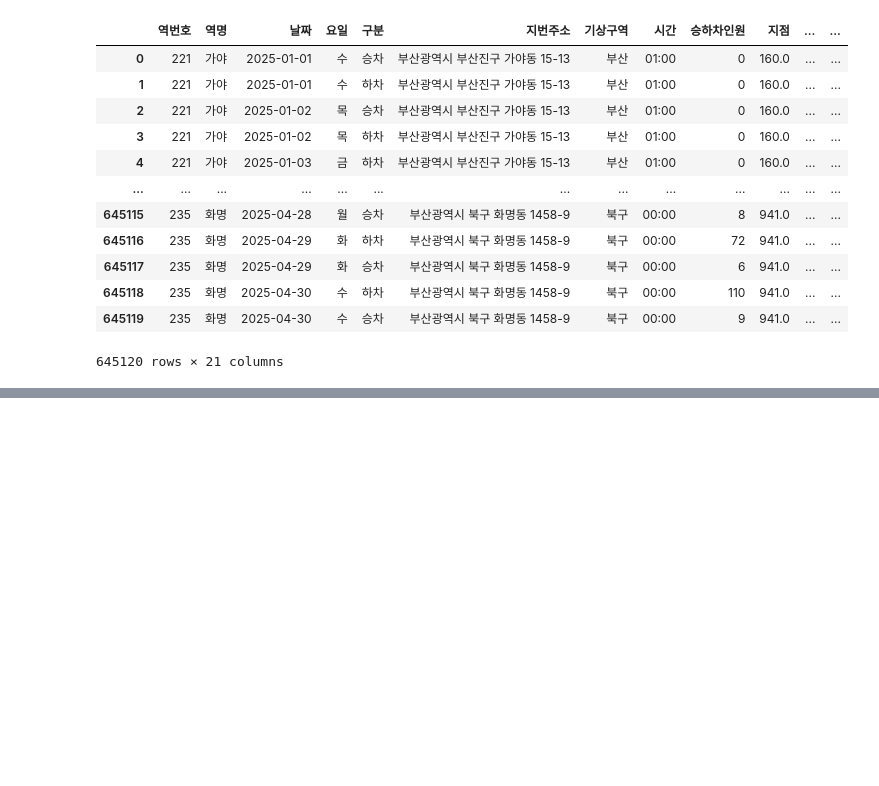
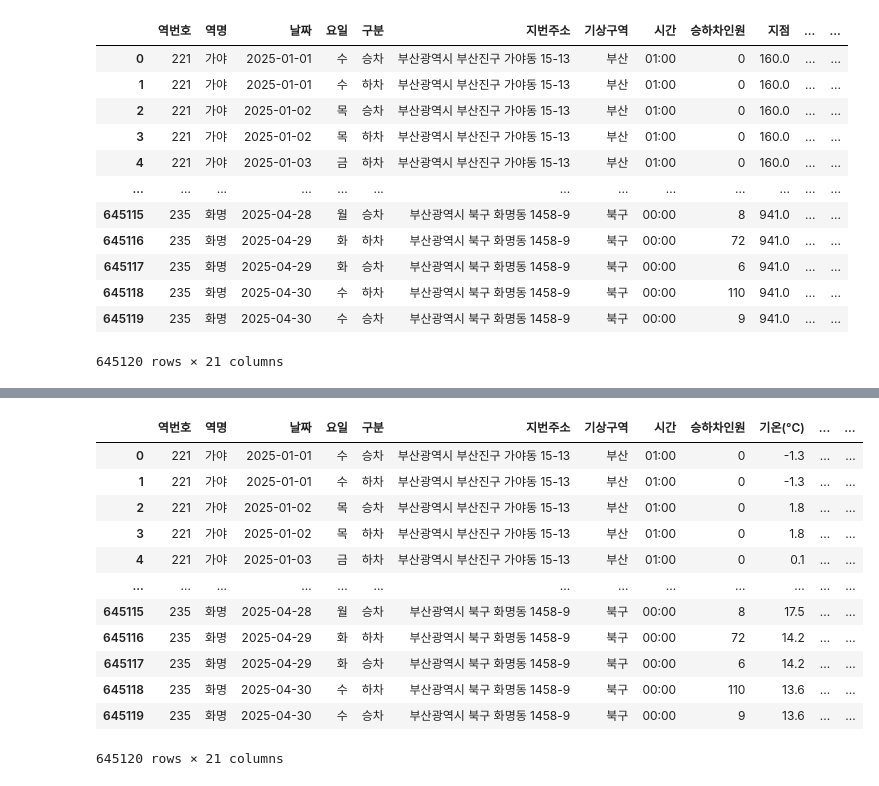
Before and after one commit to scholar-star/Predict_Project-Data, a Jupyter notebook: data_processing.ipynb, the cells around one changed output, grey strips where cells are left out. Drawn from its saved outputs; the diff is of its cells as text; code cells hidden in the pictures; blank space fills up the shorter version.

```diff
--- a/data_processing.ipynb
+++ b/data_processing.ipynb
@@ -604,0 +656,2 @@ synth_data_encoded
+# %%
+synth_data_encoded.drop(columns=['지점'], inplace=True)
@@ -604,0 +694,2 @@ synth_data_encoded
+# %%
+synth_data_interpolated = synth_data_encoded.interpolate(method='linear', limit_direction='both')
@@ -604,0 +741,18 @@ synth_data_encoded
+# %%
+synth_data_interpolated['날짜와 시간'] = synth_data_interpolated['날짜']+' '+synth_data_interpolated['시간']
+# %%
+synth_data_interpolated
+# %% [output]
+|  | 역번호 | 역명 | 날짜 | 요일 | 구분 | 지번주소 | 기상구역 | 시간 | 승하차인원 | 기온(°C) | ... | ... |
+| 0 | 221 | 가야 | 2025-01-01 | 수 | 승차 | 부산광역시 부산진구 가야동 15-13 | 부산 | 01:00 | 0 | -1.3 | ... | ... |
+| 1 | 221 | 가야 | 2025-01-01 | 수 | 하차 | 부산광역시 부산진구 가야동 15-13 | 부산 | 01:00 | 0 | -1.3 | ... | ... |
+| 2 | 221 | 가야 | 2025-01-02 | 목 | 승차 | 부산광역시 부산진구 가야동 15-13 | 부산 | 01:00 | 0 | 1.8 | ... | ... |
+| 3 | 221 | 가야 | 2025-01-02 | 목 | 하차 | 부산광역시 부산진구 가야동 15-13 | 부산 | 01:00 | 0 | 1.8 | ... | ... |
+| 4 | 221 | 가야 | 2025-01-03 | 금 | 하차 | 부산광역시 부산진구 가야동 15-13 | 부산 | 01:00 | 0 | 0.1 | ... | ... |
+| ... | ... | ... | ... | ... | ... | ... | ... | ... | ... | ... | ... | ... |
+| 645115 | 235 | 화명 | 2025-04-28 | 월 | 승차 | 부산광역시 북구 화명동 1458-9 | 북구 | 00:00 | 8 | 17.5 | ... | ... |
+| 645116 | 235 | 화명 | 2025-04-29 | 화 | 하차 | 부산광역시 북구 화명동 1458-9 | 북구 | 00:00 | 72 | 14.2 | ... | ... |
+| 645117 | 235 | 화명 | 2025-04-29 | 화 | 승차 | 부산광역시 북구 화명동 1458-9 | 북구 | 00:00 | 6 | 14.2 | ... | ... |
+| 645118 | 235 | 화명 | 2025-04-30 | 수 | 하차 | 부산광역시 북구 화명동 1458-9 | 북구 | 00:00 | 110 | 13.6 | ... | ... |
+| 645119 | 235 | 화명 | 2025-04-30 | 수 | 승차 | 부산광역시 북구 화명동 1458-9 | 북구 | 00:00 | 9 | 13.6 | ... | ... |
+645120 rows × 21 columns
```
Also changed, not shown: parts of 15 cells of this notebook.
